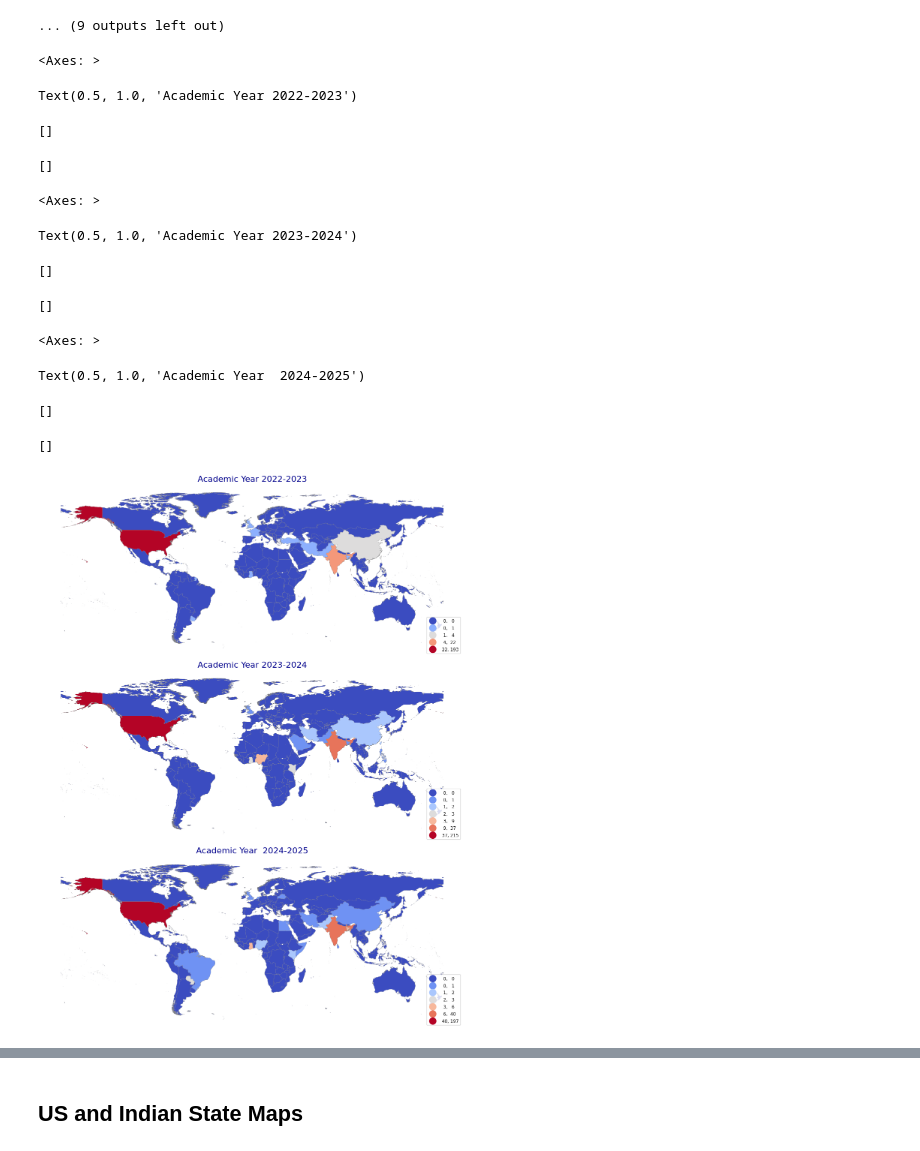
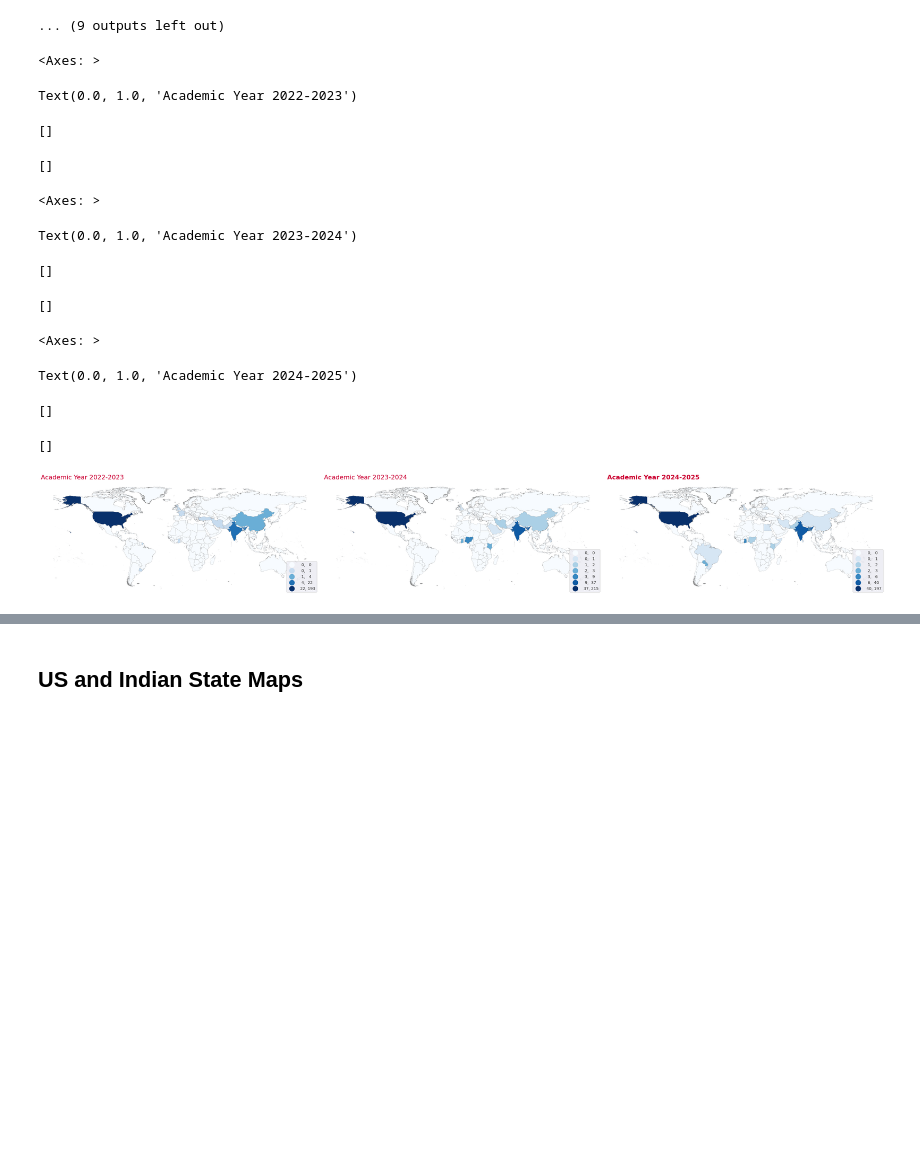
Before and after one commit to ewattudo/gis, a Jupyter notebook: PS3.ipynb, the cells around one changed output, grey strips where cells are left out. Cells and saved outputs as stored; diff of their text form; code cells hidden in the pictures; blank space fills up the shorter version.

Commit message:
Starting to update the time maps.

```diff
--- a/PS3.ipynb
+++ b/PS3.ipynb
@@ -463,15 +463,16 @@ Text(137.76690000000002, 45.9078, '')
 Text(138.76690000000002, 46.9078, 'Campus Target: Korea')
 ... (9 outputs left out)
 # %%
-# I played with horizontal and vertical, the horizontal doesn't look as nice as the vertical. I think it's easier to see this way but I am not sure it does as good of a job of conveying te passage of time.
-fig, axs = plt.subplots(3, 1, figsize=(30, 15), sharey=True, tight_layout=True)
+# Create subplots with shared y-axis and a tight layout
+fig, axs = plt.subplots(1, 3, figsize=(30, 15), sharey=True, tight_layout=False)
 
 # Plot for 2022-2023
-WORLDACMAP.plot(ax=axs[0], column='2022-2023', legend=True, cmap='coolwarm', scheme='natural_breaks', k=7,
+WORLDACMAP.plot(ax=axs[0], column='2022-2023', legend=True, cmap='Blues', scheme='natural_breaks', k=7,
                 edgecolor='grey', linewidth=0.2,
                 legend_kwds={"fmt": "{:,.0f}", 'loc': 'lower right', 'title_fontsize': 'medium',
                              'fontsize': 'small', 'markerscale': 1.4})
-axs[0].set_title("Academic Year 2022-2023", fontsize=16, fontweight='light', color='darkblue')
+axs[0].set_facecolor('white')  # Set background to white
+axs[0].set_title("Academic Year 2022-2023", fontsize=16, fontweight='light', color='#cc0033', loc='left')
 axs[0].set_xticks([])  # Remove x-axis ticks
 axs[0].set_yticks([])  # Remove y-axis ticks
 axs[0].spines['top'].set_visible(False)
@@ -480,46 +481,48 @@ axs[0].spines['left'].set_visible(False)
 axs[0].spines['bottom'].set_visible(False)
 
 # Plot for 2023-2024
-WORLDACMAP.plot(ax=axs[1], column='2023-2024', legend=True, cmap='coolwarm', scheme='natural_breaks', k=7,
+WORLDACMAP.plot(ax=axs[1], column='2023-2024', legend=True, cmap='Blues', scheme='natural_breaks', k=7,
                 edgecolor='grey', linewidth=0.2,
                 legend_kwds={"fmt": "{:,.0f}", 'loc': 'lower right', 'title_fontsize': 'medium',
                              'fontsize': 'small', 'markerscale': 1.4})
-axs[1].set_title("Academic Year 2023-2024", fontsize=16, fontweight='light', color='darkblue')
+axs[1].set_facecolor('white')  # Set background to white
+axs[1].set_title("Academic Year 2023-2024", fontsize=16, fontweight='light', color='#cc0033', loc='left')
 axs[1].set_xticks([])  # Remove x-axis ticks
 axs[1].set_yticks([])  # Remove y-axis ticks
 axs[1].spines['top'].set_visible(False)
 axs[1].spines['right'].set_visible(False)
 axs[1].spines['left'].set_visible(False)
 axs[1].spines['bottom'].set_visible(False)
 
 # Plot for 2024-2025
-WORLDACMAP.plot(ax=axs[2], column='2024-2025', legend=True, cmap='coolwarm', scheme='natural_breaks', k=7,
+WORLDACMAP.plot(ax=axs[2], column='2024-2025', legend=True, cmap='Blues', scheme='natural_breaks', k=7,
                 edgecolor='grey', linewidth=0.2,
                 legend_kwds={"fmt": "{:,.0f}", 'loc': 'lower right', 'title_fontsize': 'medium',
                              'fontsize': 'small', 'markerscale': 1.4})
-axs[2].set_title("Academic Year 2024-2025", fontsize=16, fontweight='light', color='darkblue')
+axs[2].set_facecolor('white')  # Set background to white
+axs[2].set_title("Academic Year 2024-2025", fontsize=16, fontweight='bold', color='#cc0033', loc='left')
 axs[2].set_xticks([])  # Remove x-axis ticks
 axs[2].set_yticks([])  # Remove y-axis ticks
 axs[2].spines['top'].set_visible(False)
 axs[2].spines['right'].set_visible(False)
 axs[2].spines['left'].set_visible(False)
 axs[2].spines['bottom'].set_visible(False)
 
 plt.show()
 # %% [output]
 <Axes: >
-Text(0.5, 1.0, 'Academic Year 2022-2023')
+Text(0.0, 1.0, 'Academic Year 2022-2023')
 []
 []
 <Axes: >
-Text(0.5, 1.0, 'Academic Year 2023-2024')
+Text(0.0, 1.0, 'Academic Year 2023-2024')
 []
 []
 <Axes: >
-Text(0.5, 1.0, 'Academic Year  2024-2025')
+Text(0.0, 1.0, 'Academic Year 2024-2025')
 []
 []
-[figure, old version]
+[figure, new version]
 # %%
 #I really like this. I haven't ever seen the data displayed like this. I think it always helps to disaggregate the data. This visualization also helped me to see the weakness of using application rather than enrollment data. This makes sense for applicationdata but it doesn't quite match enrollment trends. CCIB and Public Affairs are big programs in terms of enrollment because they have students whose time to completion is greatewr than 5 years. That's missing here.
 import plotly.express as px
```
Also changed, not shown: parts of 1 cell of this notebook.
